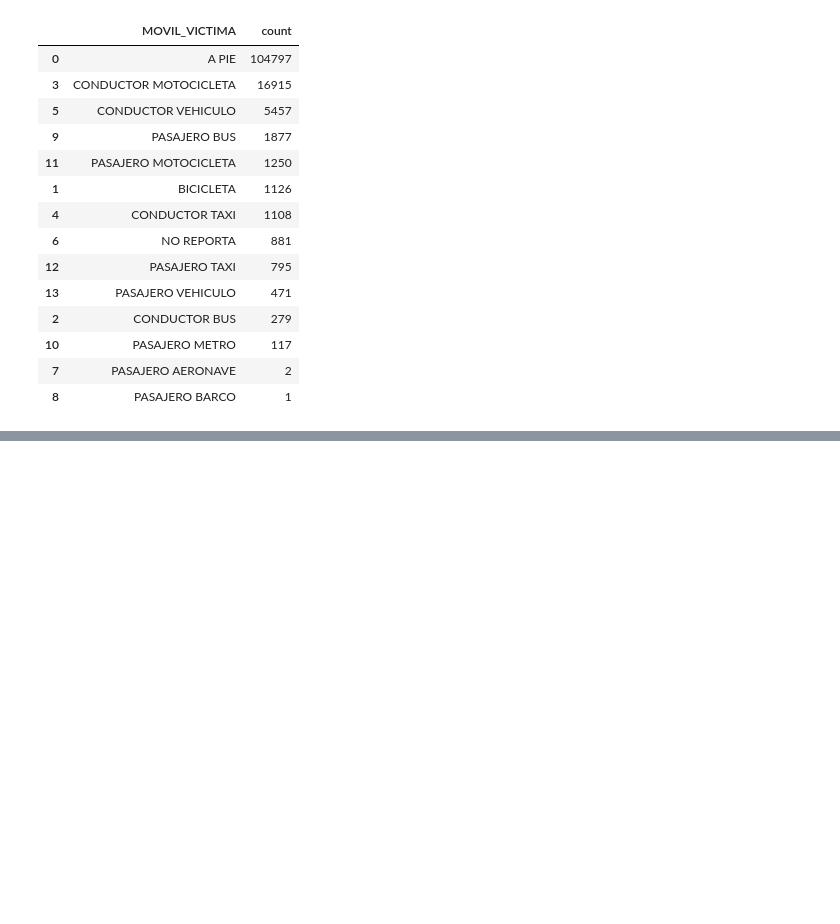
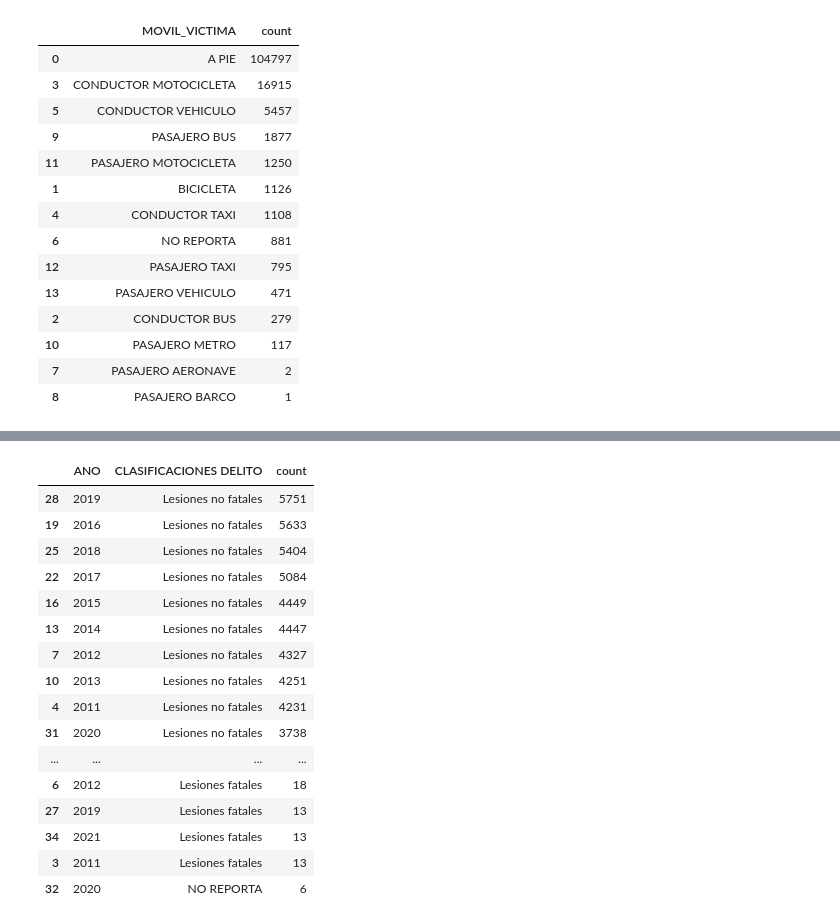
Before and after one commit to SantiagoDrckr/Delitos_en_Bucaramanga_ENE2010_DIC2021, a Jupyter notebook: crime_bucaramanga.ipynb, the cells around one changed output, grey strips where cells are left out. Saved outputs shown, nothing was run; the diff lists cells and outputs as text; code cells hidden in the pictures; blank space fills up the shorter version.

Commit message:
crime_bucaramanga.ipynb actualizado hasta clasificacion crimenes

```diff
--- a/crime_bucaramanga.ipynb
+++ b/crime_bucaramanga.ipynb
@@ -827,0 +901,22 @@ chart
+# %%
+yrly_women_crime_classification = df[df["GENERO"]=="FEMENINO"]
+yrly_women_crime_classification = yrly_women_crime_classification.groupby(['ANO','CLASIFICACIONES DELITO']).size().reset_index(name='count').sort_values(by='count', ascending=False)
+yrly_women_crime_classification
+# %% [output]
+|  | ANO | CLASIFICACIONES DELITO | count |
+| 28 | 2019 | Lesiones no fatales | 5751 |
+| 19 | 2016 | Lesiones no fatales | 5633 |
+| 25 | 2018 | Lesiones no fatales | 5404 |
+| 22 | 2017 | Lesiones no fatales | 5084 |
+| 16 | 2015 | Lesiones no fatales | 4449 |
+| 13 | 2014 | Lesiones no fatales | 4447 |
+| 7 | 2012 | Lesiones no fatales | 4327 |
+| 10 | 2013 | Lesiones no fatales | 4251 |
+| 4 | 2011 | Lesiones no fatales | 4231 |
+| 31 | 2020 | Lesiones no fatales | 3738 |
+| ... | ... | ... | ... |
+| 6 | 2012 | Lesiones fatales | 18 |
+| 27 | 2019 | Lesiones fatales | 13 |
+| 34 | 2021 | Lesiones fatales | 13 |
+| 3 | 2011 | Lesiones fatales | 13 |
+| 32 | 2020 | NO REPORTA | 6 |
```
Also changed, not shown: parts of 15 cells of this notebook.
